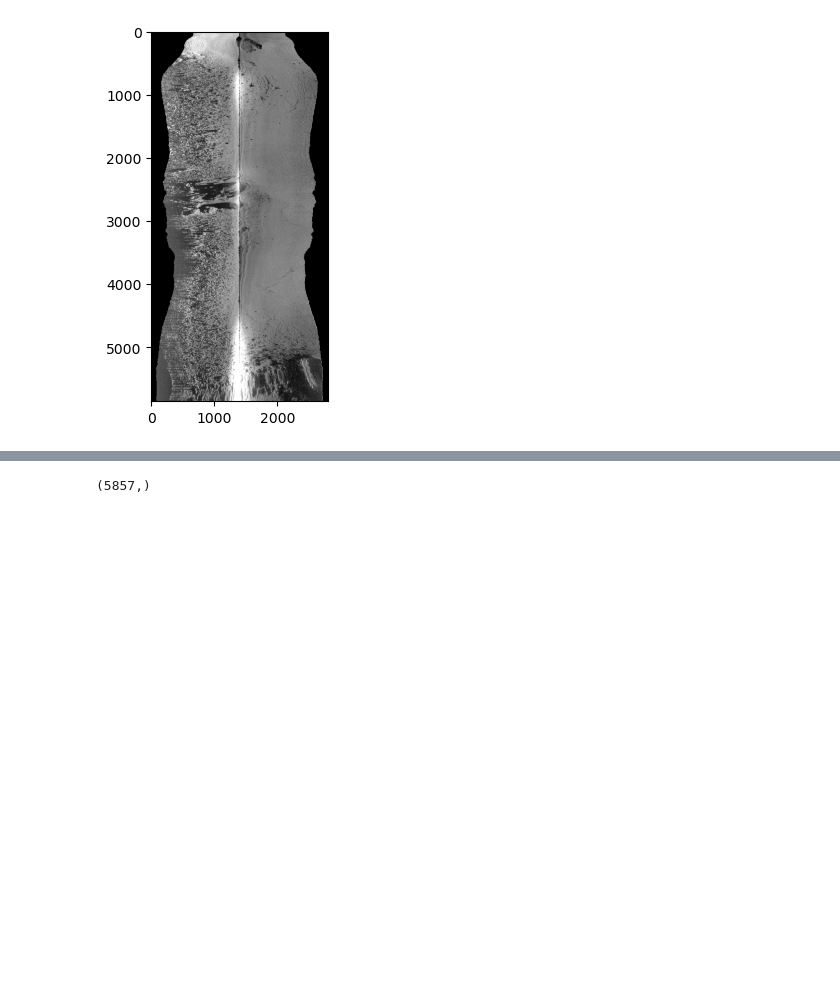
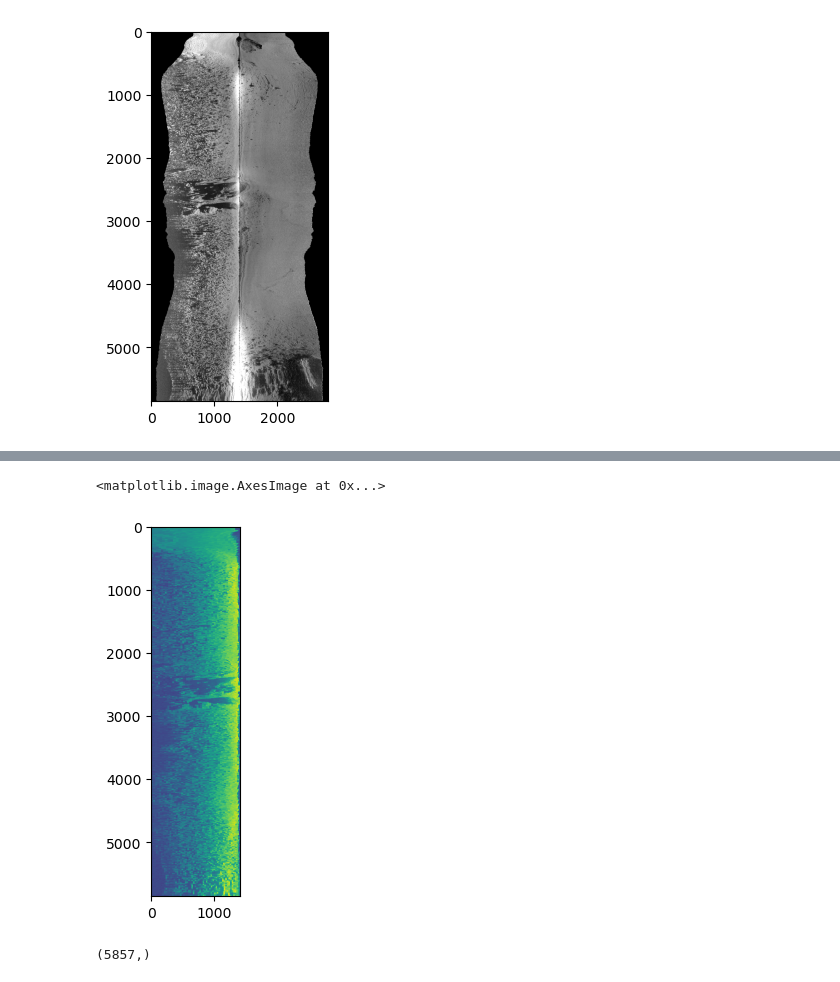
Before and after one commit to louisfacun/lowrance-sonar-data-explorer, a Jupyter notebook: run_lowmapper.ipynb, the cells around one changed output, grey strips where cells are left out. Saved outputs shown, nothing was run; the diff lists cells and outputs as text; code cells hidden in the pictures; blank space fills up the shorter version.

```diff
--- a/run_lowmapper.ipynb
+++ b/run_lowmapper.ipynb
@@ -159,3 +156,8 @@ Nm = s.shape[1]
+# %%
+plt.imshow(s2)
+# %% [output]
+<matplotlib.image.AxesImage at 0x...>
+[figure, added]
 # %%
 h = np.stack(sonar.df.query(f"survey == 'sidescan'")["water_depth"])
 #n = np.arange(0, Nn) # Nn-1 already
```
Also changed, not shown: parts of 12 cells of this notebook, 2 other files.
